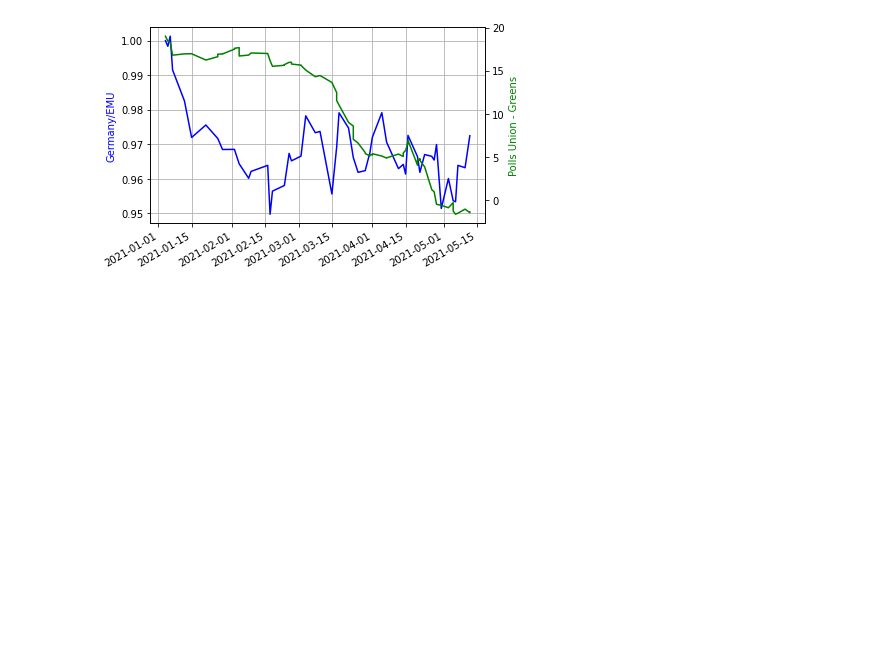
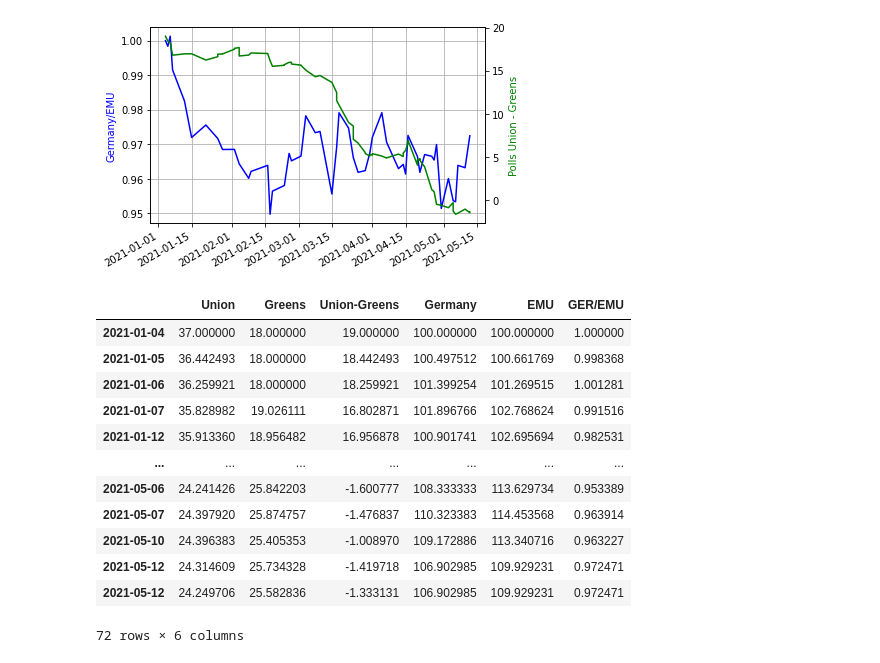
Before and after one commit to jan-felix/SLOG, a Jupyter notebook: Metculus_and_Dawum_Scraper.ipynb, the cells around one changed output. Drawn from its saved outputs; the diff is of its cells as text; code cells hidden in the pictures; blank space fills up the shorter version.

```diff
--- a/Metculus_and_Dawum_Scraper.ipynb
+++ b/Metculus_and_Dawum_Scraper.ipynb
@@ -203,3 +181,19 @@ fig.autofmt_xdate()
 plt.show()
 # %% [output]
 [figure]
+# %%
+index_vs_politics.drop_duplicates()
+# %% [output]
+|  | Union | Greens | Union-Greens | Germany | EMU | GER/EMU |
+| 2021-01-04 | 37.000000 | 18.000000 | 19.000000 | 100.000000 | 100.000000 | 1.000000 |
+| 2021-01-05 | 36.442493 | 18.000000 | 18.442493 | 100.497512 | 100.661769 | 0.998368 |
+| 2021-01-06 | 36.259921 | 18.000000 | 18.259921 | 101.399254 | 101.269515 | 1.001281 |
+| 2021-01-07 | 35.828982 | 19.026111 | 16.802871 | 101.896766 | 102.768624 | 0.991516 |
+| 2021-01-12 | 35.913360 | 18.956482 | 16.956878 | 100.901741 | 102.695694 | 0.982531 |
+| ... | ... | ... | ... | ... | ... | ... |
+| 2021-05-06 | 24.241426 | 25.842203 | -1.600777 | 108.333333 | 113.629734 | 0.953389 |
+| 2021-05-07 | 24.397920 | 25.874757 | -1.476837 | 110.323383 | 114.453568 | 0.963914 |
+| 2021-05-10 | 24.396383 | 25.405353 | -1.008970 | 109.172886 | 113.340716 | 0.963227 |
+| 2021-05-12 | 24.314609 | 25.734328 | -1.419718 | 106.902985 | 109.929231 | 0.972471 |
+| 2021-05-12 | 24.249706 | 25.582836 | -1.333131 | 106.902985 | 109.929231 | 0.972471 |
+72 rows × 6 columns
```
Also changed, not shown: parts of 6 cells of this notebook.
